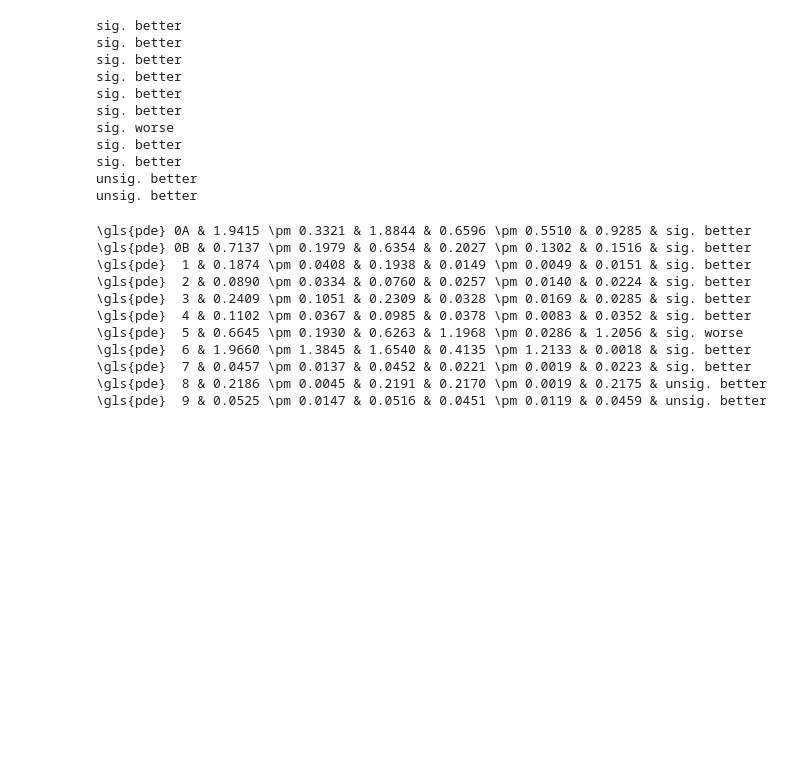
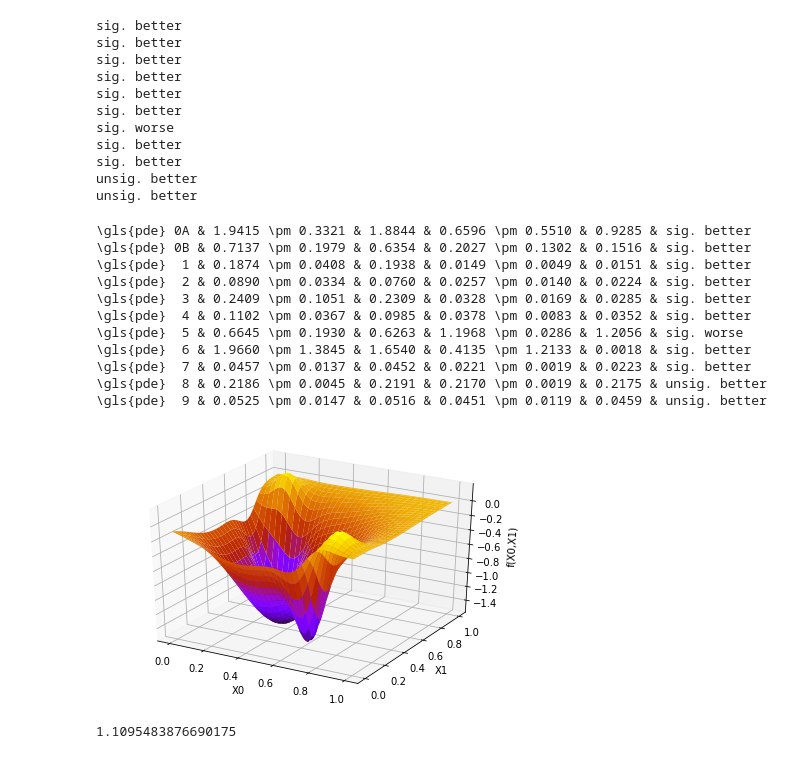
Before and after one commit to nicolai-schwartze/Masterthesis, a Jupyter notebook: code/experiments/experiment_0/ci_pde_0_evaluation.ipynb, the cells around one changed output. Drawn from its saved outputs; the diff is of its cells as text; code cells hidden in the pictures; blank space fills up the shorter version.

```diff
--- a/code/experiments/experiment_0/ci_pde_0_evaluation.ipynb
+++ b/code/experiments/experiment_0/ci_pde_0_evaluation.ipynb
@@ -316,3 +316,11 @@ print("\\gls{pde}  9 & " + "%.4f" % dist_pde_9  + " \pm " + "%.4f" % std_pde_9
 \gls{pde}  7 & 0.0457 \pm 0.0137 & 0.0452 & 0.0221 \pm 0.0019 & 0.0223 & sig. better
 \gls{pde}  8 & 0.2186 \pm 0.0045 & 0.2191 & 0.2170 \pm 0.0019 & 0.2175 & unsig. better
 \gls{pde}  9 & 0.0525 \pm 0.0147 & 0.0516 & 0.0451 \pm 0.0119 & 0.0459 & unsig. better
+# %%
+sys.path.append("../../kernels")
+import KernelGauss as gak
+pp.plotApprox3D(gak.KernelGauss(), cipde5_full[np.argmin(pde_5_data_full)]["sol_kernel"], 0, 1, name="pde5_best_sol_10_6.pdf")
+print(cipde5_full[np.argmin(pde_5_data_full)]["normL2"])
+# %% [output]
+[figure, added]
+1.1095483876690175
```
Also changed, not shown: parts of 6 cells of this notebook, 30 other files.
